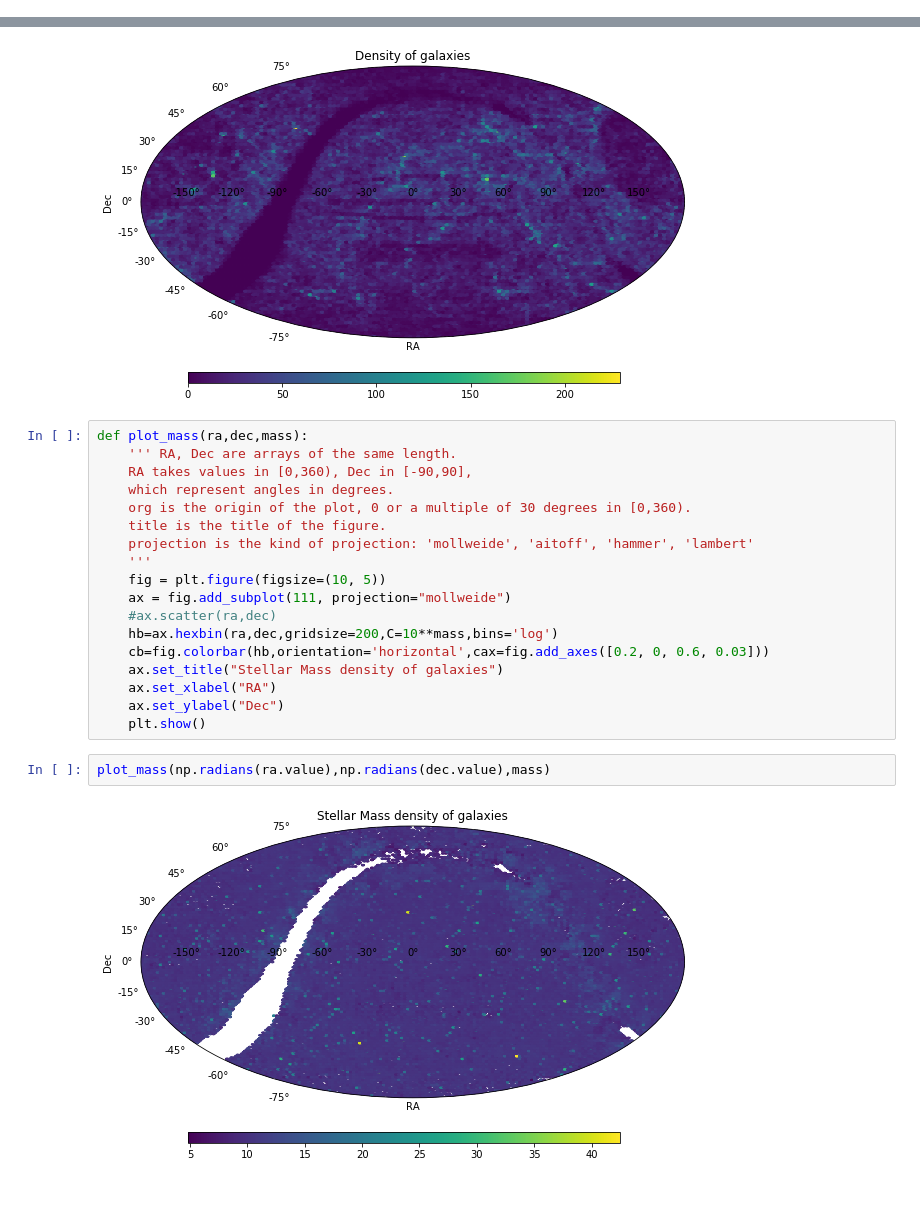
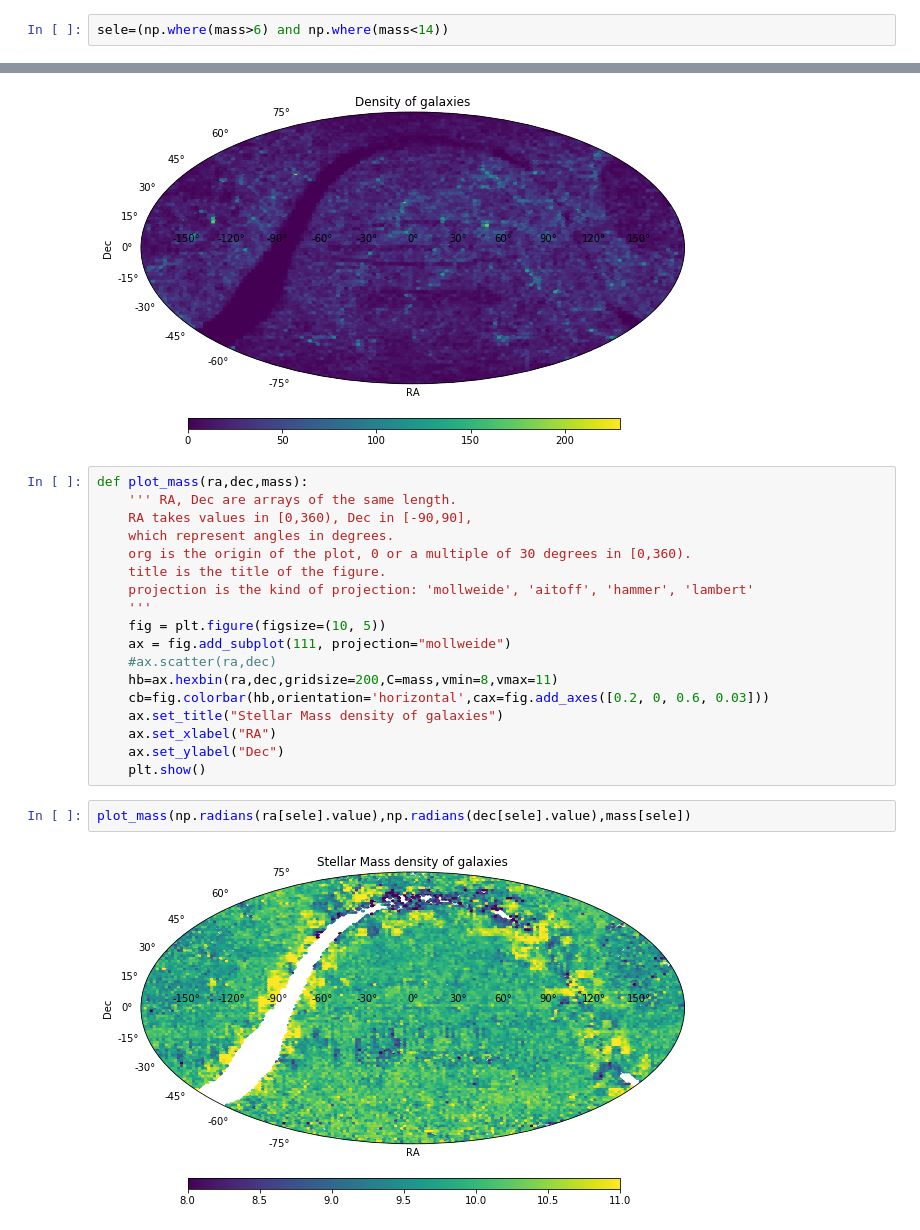
Before and after one commit to kperezsa/BNS-MergerRates, a Jupyter notebook: Untitled1.ipynb, the cells around one changed output, grey strips where cells are left out. Saved outputs shown, nothing was run; the diff lists cells and outputs as text; blank space fills up the shorter version.

Commit message:
new plot

```diff
--- a/Untitled1.ipynb
+++ b/Untitled1.ipynb
@@ -18,4 +18,6 @@ ra=data[:,0]*u.deg
 ra.wrap_angle=180*u.deg
 dec=data[:,1]*u.degree
 mass=data[:,7]
+# %%
+sele=(np.where(mass>6) and np.where(mass<14))
 # %%
@@ -56,14 +58,14 @@ def plot_mass(ra,dec,mass):
     fig = plt.figure(figsize=(10, 5))
     ax = fig.add_subplot(111, projection="mollweide")
     #ax.scatter(ra,dec)
-    hb=ax.hexbin(ra,dec,gridsize=200,C=10**mass,bins='log')
+    hb=ax.hexbin(ra,dec,gridsize=200,C=mass,vmin=8,vmax=11)
     cb=fig.colorbar(hb,orientation='horizontal',cax=fig.add_axes([0.2, 0, 0.6, 0.03]))
     ax.set_title("Stellar Mass density of galaxies")
     ax.set_xlabel("RA")
     ax.set_ylabel("Dec")
     plt.show()
 # %%
-plot_mass(np.radians(ra.value),np.radians(dec.value),mass)
+plot_mass(np.radians(ra[sele].value),np.radians(dec[sele].value),mass[sele])
 # %% [output]
-[figure, old version]
+[figure, new version]
 # %%
```
Also changed, not shown: parts of 8 cells of this notebook.
